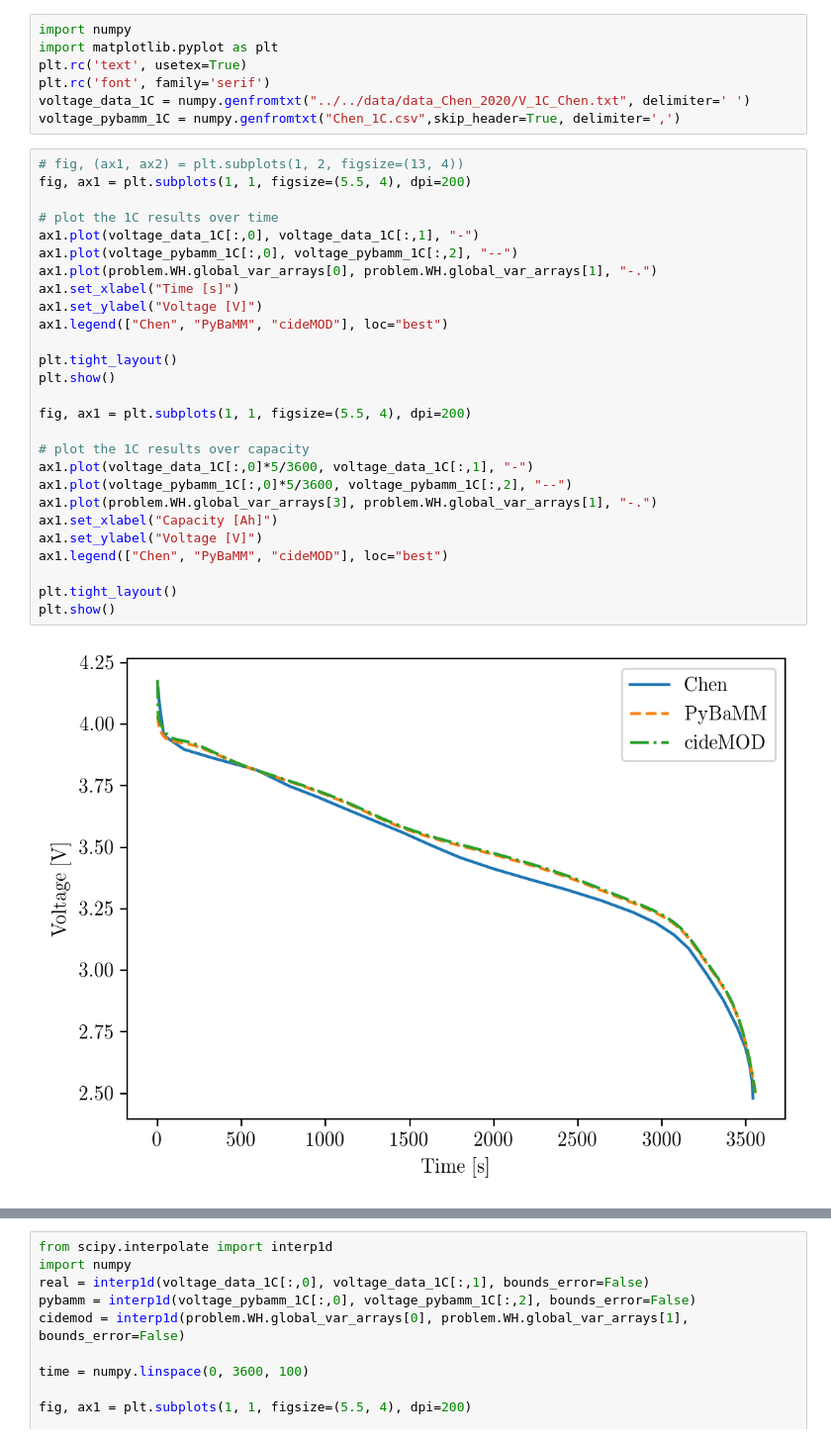
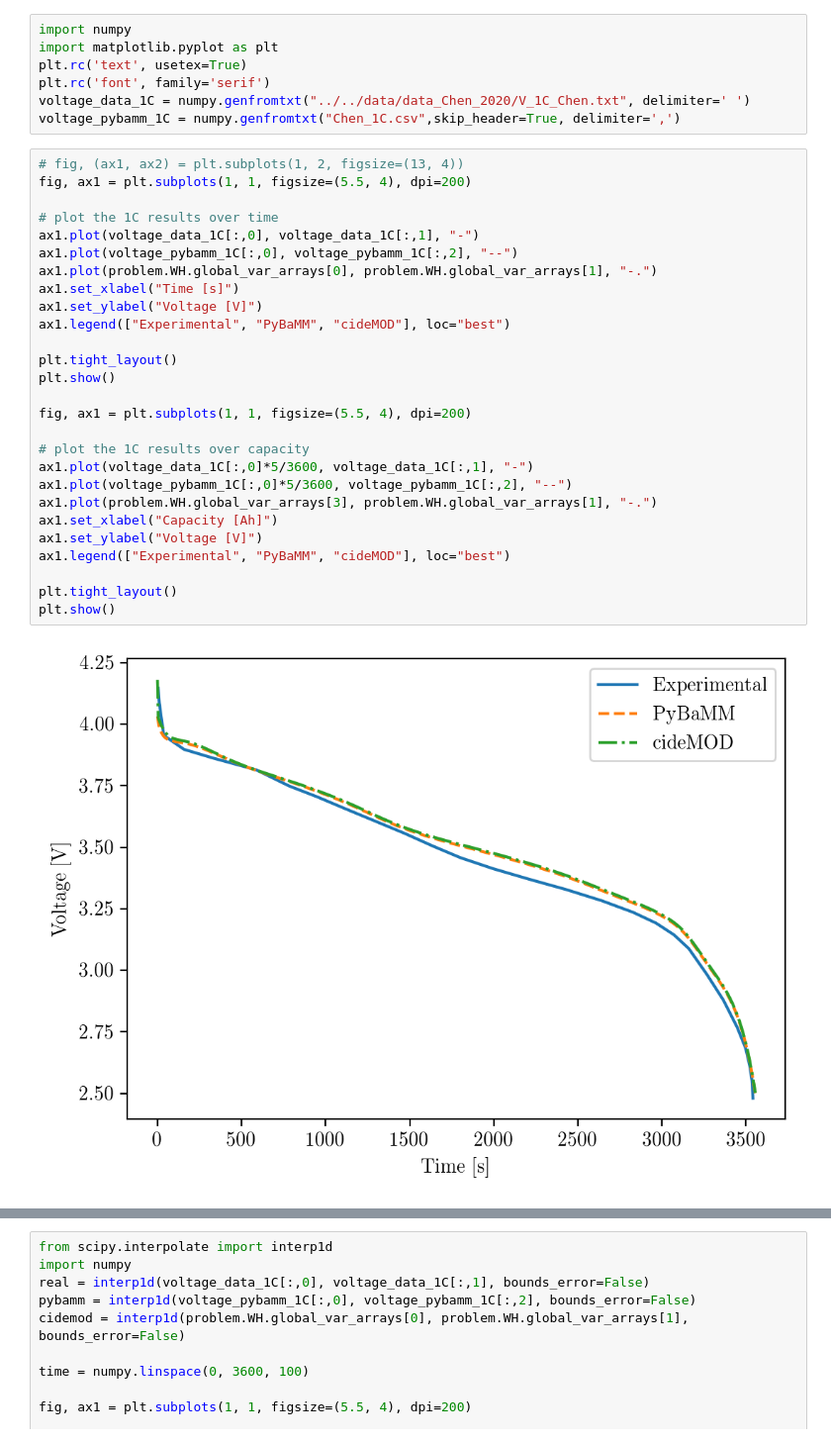
Before and after one commit to cidetec-energy-storage/cideMOD, a Jupyter notebook: examples/scripts_paper/Chen.ipynb, the cells around one changed output, grey strips where cells are left out. Shown: that part at 99% size. Saved outputs shown, nothing was run; the diff lists cells and outputs as text.

Commit message:
changes in legends

```diff
--- a/examples/scripts_paper/Chen.ipynb
+++ b/examples/scripts_paper/Chen.ipynb
@@ -68,29 +69,29 @@ voltage_pybamm_1C = numpy.genfromtxt("Chen_1C.csv",skip_header=True, delimiter='
 # %%
 # fig, (ax1, ax2) = plt.subplots(1, 2, figsize=(13, 4))
 fig, ax1 = plt.subplots(1, 1, figsize=(5.5, 4), dpi=200)
 
 # plot the 1C results over time
 ax1.plot(voltage_data_1C[:,0], voltage_data_1C[:,1], "-")
 ax1.plot(voltage_pybamm_1C[:,0], voltage_pybamm_1C[:,2], "--")
 ax1.plot(problem.WH.global_var_arrays[0], problem.WH.global_var_arrays[1], "-.")
 ax1.set_xlabel("Time [s]")
 ax1.set_ylabel("Voltage [V]")
-ax1.legend(["Chen", "PyBaMM", "cideMOD"], loc="best")
+ax1.legend(["Experimental", "PyBaMM", "cideMOD"], loc="best")
 
 plt.tight_layout()
 plt.show()
 
 fig, ax1 = plt.subplots(1, 1, figsize=(5.5, 4), dpi=200)
 
 # plot the 1C results over capacity
 ax1.plot(voltage_data_1C[:,0]*5/3600, voltage_data_1C[:,1], "-")
 ax1.plot(voltage_pybamm_1C[:,0]*5/3600, voltage_pybamm_1C[:,2], "--")
 ax1.plot(problem.WH.global_var_arrays[3], problem.WH.global_var_arrays[1], "-.")
 ax1.set_xlabel("Capacity [Ah]")
 ax1.set_ylabel("Voltage [V]")
-ax1.legend(["Chen", "PyBaMM", "cideMOD"], loc="best")
+ax1.legend(["Experimental", "PyBaMM", "cideMOD"], loc="best")
 
 plt.tight_layout()
 plt.show()
 # %% [output]
-[figure, old version]
+[figure, new version]
```
Also changed, not shown: parts of 2 cells of this notebook.
